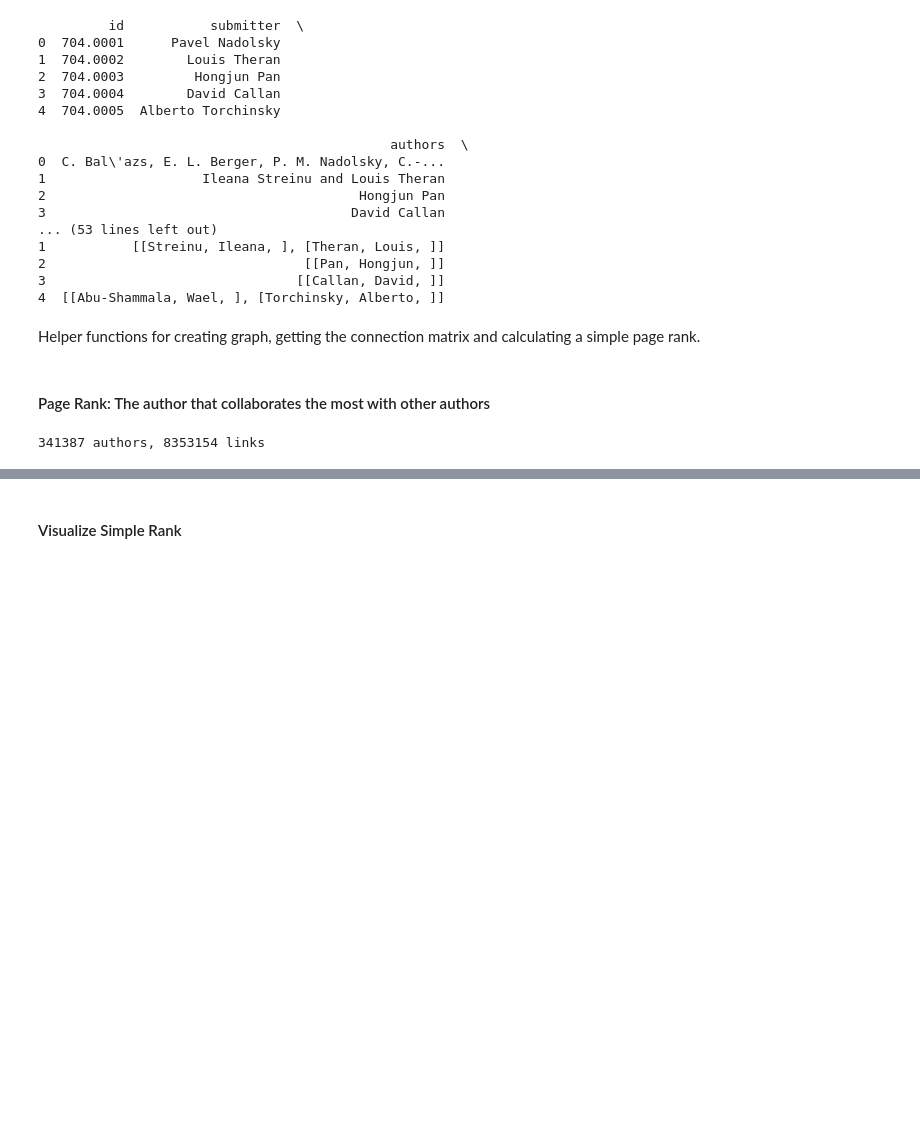
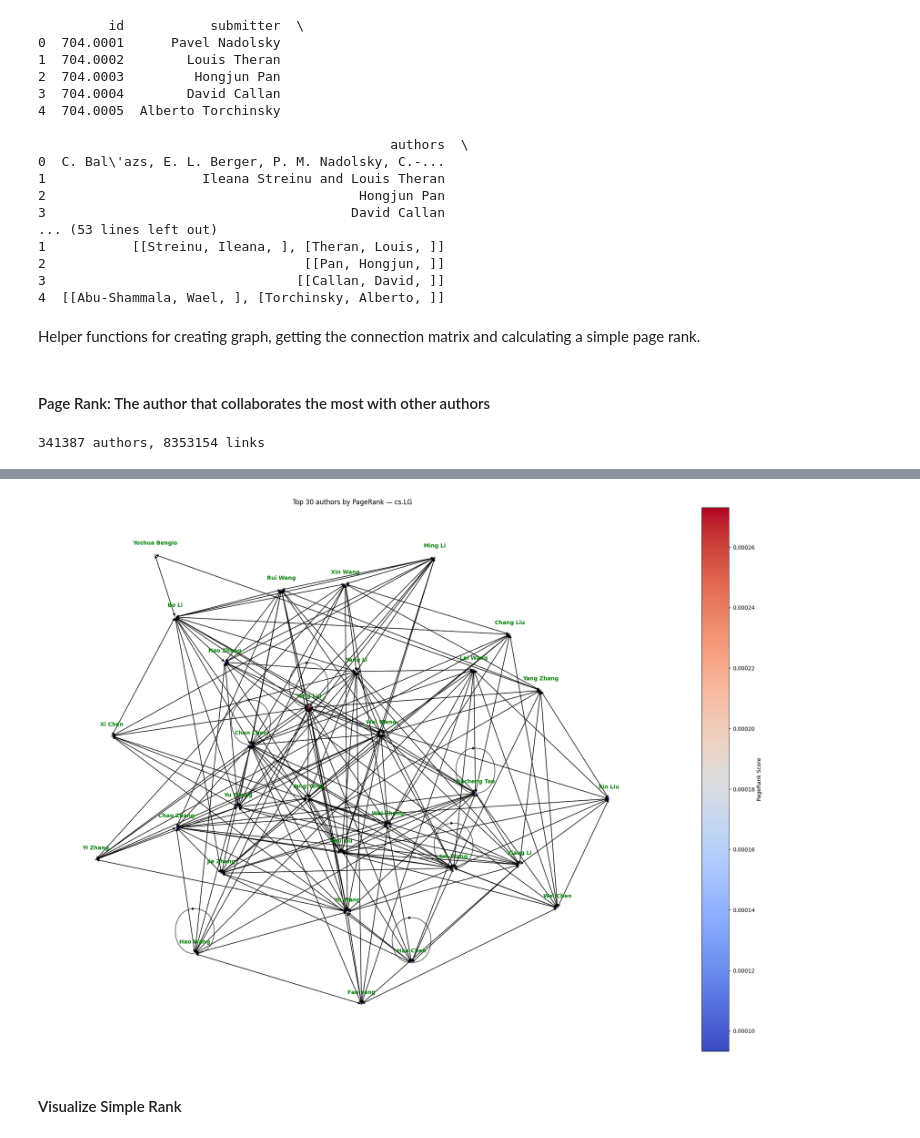
Before and after one commit to Zografska/page-rank-arxiv, a Jupyter notebook: main.ipynb, the cells around one changed output, grey strips where cells are left out. Drawn from its saved outputs; the diff is of its cells as text; code cells hidden in the pictures; blank space fills up the shorter version.

```diff
--- a/main.ipynb
+++ b/main.ipynb
@@ -250,2 +260,47 @@ start
+# %%
+import networkx as nx
+import matplotlib.pyplot as plt
+import numpy as np
+
+# Take top N authors by rank
+top_n = 30
+ranked = sorted(zip(pages, rank), key=lambda x: -x[1])
+top_authors = [author for author, _ in ranked[:top_n]]
+top_scores = {author: score for author, score in ranked[:top_n]}
+
+# Build subgraph
+top_set = set(top_authors)
+top_page_index = {name: i for i, name in enumerate(top_authors)}
+
+top_links = [(top_page_index[pages[a]], top_page_index[pages[b]])
+             for a, b in links
+             if pages[a] in top_set and pages[b] in top_set]
+
+g = get_graph(top_authors, top_links)
+
+pos = nx.spring_layout(g, seed=42, k=2)  # k controls spacing
+node_colors = [top_scores[author] for author in g.nodes()]
+node_sizes  = [top_scores[author] * 50000 for author in g.nodes()]
+page_labels = {author: author for author in g.nodes()}
+
+# Plot
+plt.figure(figsize=(20, 14))
+# nx.draw(g, with_labels=True, labels=page_labels, pos=pos,
+#         node_color=node_colors, cmap=plt.cm.coolwarm,
+#         node_size=node_sizes, font_size=14, alpha=0.85)
+nx.draw(g, pos=pos, node_color=node_colors, cmap=plt.cm.coolwarm,
+        node_size=node_sizes, alpha=0.85, with_labels=False)
+
+# Draw labels with a vertical offset so they sit above the nodes
+offset_pos = {node: (x, y + 0.05) for node, (x, y) in pos.items()}
+nx.draw_networkx_labels(g, offset_pos, labels=page_labels, font_size=10, font_color="green", font_weight="bold")
+
+sm = plt.cm.ScalarMappable(cmap=plt.cm.coolwarm,
+     norm=plt.Normalize(vmin=min(node_colors), vmax=max(node_colors)))
+plt.colorbar(sm, ax=plt.gca(), label="PageRank Score") # passing ax=plt.gca() to give the colorbar an axes to attatch to
+plt.title(f"Top {top_n} authors by PageRank — {CATEGORY}")
+plt.show()
+# %% [output]
+[figure, added]
 # %% [markdown]
 #### Visualize Simple Rank
```
Also changed, not shown: parts of 3 cells of this notebook.
